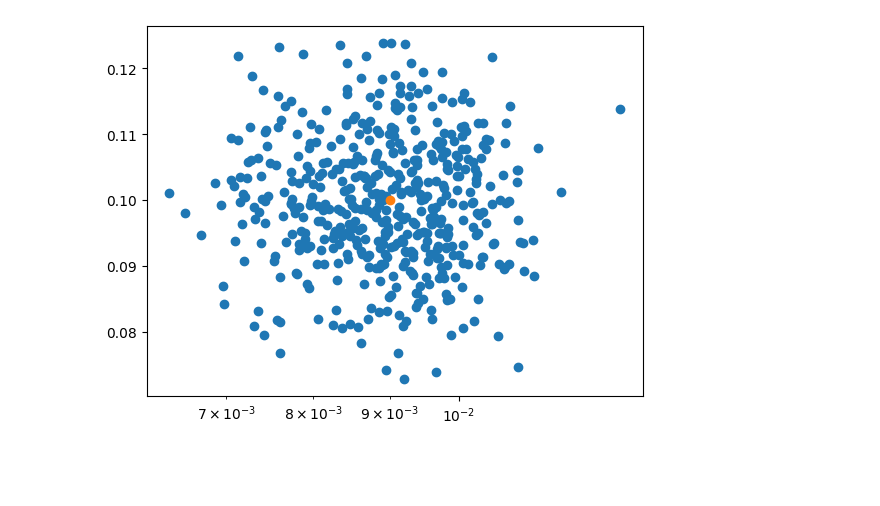
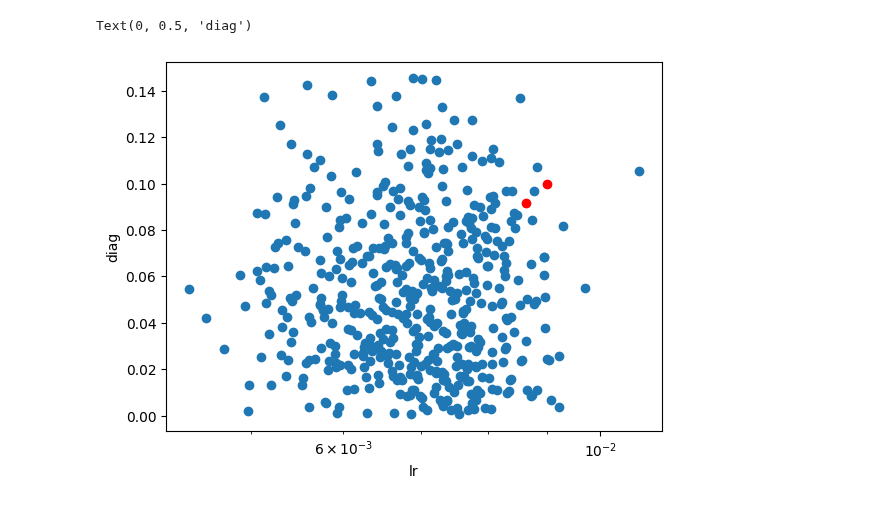
Before and after one commit to evanwonisch/NeuralQuantumStates, a Jupyter notebook: run/heisenberg/generate_hyperparameters.ipynb, the cells around one changed output. Drawn from its saved outputs; the diff is of its cells as text; code cells hidden in the pictures; blank space fills up the shorter version.

```diff
--- a/run/heisenberg/generate_hyperparameters.ipynb
+++ b/run/heisenberg/generate_hyperparameters.ipynb
@@ -6,23 +6,29 @@ from matplotlib import pyplot as plt
 key = jax.random.PRNGKey(0)
 N = 500
 
-# lr = jax.random.uniform(key, (N,), minval=0.0001, maxval=0.01)
+# lr = jnp.abs(jax.random.normal(key, (N,))*0.001 + 0.009)
 # key, _ = jax.random.split(key)
-# diag = jax.random.uniform(key, (N,), minval=0.0001, maxval=0.1)
+# diag = jnp.abs(jax.random.normal(key, (N,))*0.01 + 0.1)
 # key, _ = jax.random.split(key)
-# beta = jax.random.uniform(key, (N,), minval=0.1, maxval=0.9)
+# beta = jnp.abs(jax.random.normal(key, (N,))*0.2 + 0.3)
 
-lr = jnp.abs(jax.random.normal(key, (N,))*0.001 + 0.009)
+lr = jnp.abs(jax.random.normal(key, (N,))*0.001 + 0.007)
 key, _ = jax.random.split(key)
-diag = jnp.abs(jax.random.normal(key, (N,))*0.01 + 0.1)
+diag = jnp.abs(jax.random.normal(key, (N,))*0.04 + 0.05)
 key, _ = jax.random.split(key)
-beta = jnp.abs(jax.random.normal(key, (N,))*0.2 + 0.3)
+beta = jnp.abs(jax.random.normal(key, (N,))*0.2 + 0.4)
 # %%
 hyp = jnp.stack((lr, diag, beta), axis = -1)
 # %%
 plt.scatter(hyp[:,0], hyp[:,1])
-plt.scatter(0.009, 0.1)
+
+
+plt.scatter(0.009, 0.1, color = "r")
+plt.scatter(0.0086207, 0.0918, color = "r")
 plt.xscale("log")
+plt.xlabel("lr")
+plt.ylabel("diag")
 # %% [output]
+Text(0, 0.5, 'diag')
-[figure, old version]
+[figure, new version]
 # %%
```
Also changed, not shown: parts of 1 cell of this notebook, 6 other files.
